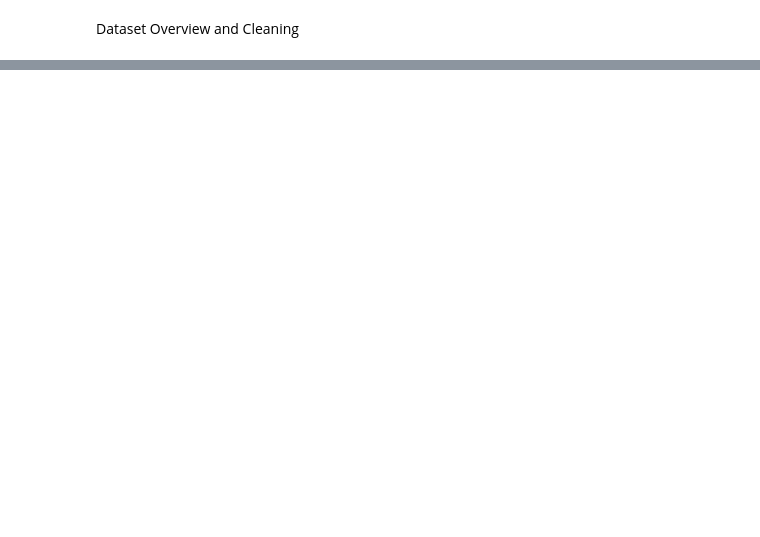
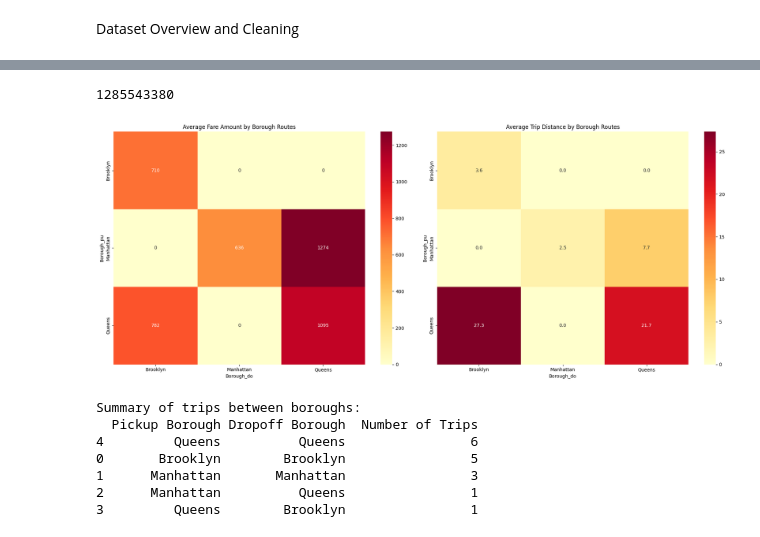
Before and after one commit to hmivir/NYC-Taxi-Trip-Predictor, a Jupyter notebook: notebooks/01_initial_data_exploration.ipynb, the cells around one changed output, grey strips where cells are left out. Drawn from its saved outputs; the diff is of its cells as text; code cells hidden in the pictures; blank space fills up the shorter version.

```diff
--- a/notebooks/01_initial_data_exploration.ipynb
+++ b/notebooks/01_initial_data_exploration.ipynb
@@ -52,0 +161,16 @@ plt.show()
+# %%
+cleaned_df.size - cleaned_df[cleaned_df['PULocationID'] == 265].size
+# %% [output]
+1285543380
+# %%
+filtered_df = cleaned_df[mask_fares_above_6000 & mask_fares_below_7000]
+analyze_borough_trips(filtered_df)
+# %% [output]
+[figure, added]
+Summary of trips between boroughs:
+  Pickup Borough Dropoff Borough  Number of Trips
+4         Queens          Queens                6
+0       Brooklyn        Brooklyn                5
+1      Manhattan       Manhattan                3
+2      Manhattan          Queens                1
+3         Queens        Brooklyn                1
```
Also changed, not shown: parts of 20 cells of this notebook, 2 other files.
